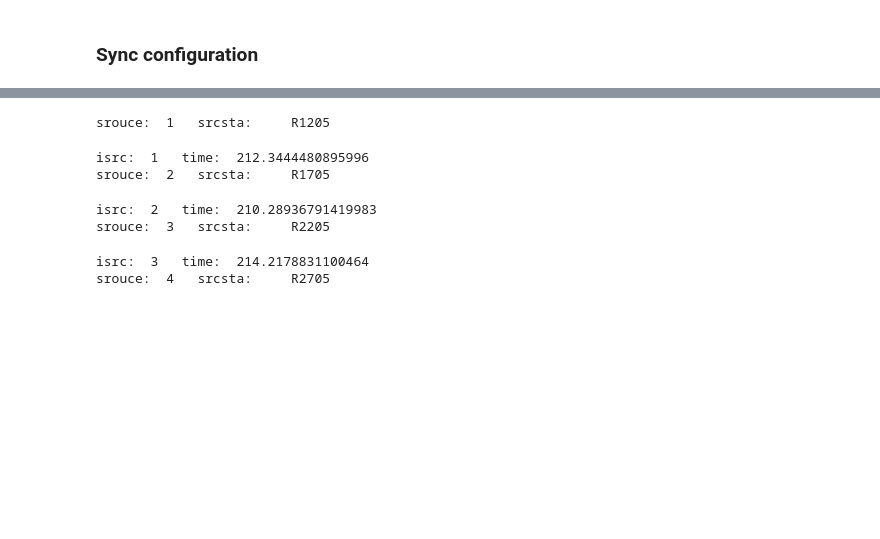
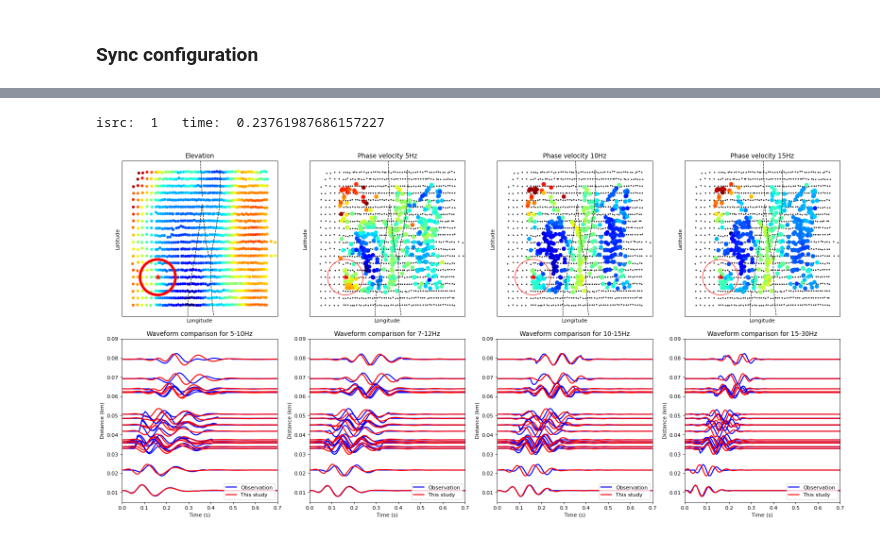
Before and after one commit to harmonsong/SGB_tomography_project, a Jupyter notebook: p_8-1_modelValidate-waveform.ipynb, the cells around one changed output, grey strips where cells are left out. Cells and saved outputs as stored; diff of their text form; code cells hidden in the pictures; blank space fills up the shorter version.

Commit message:
SGB v9.5.15: model validation

```diff
--- a/p_8-1_modelValidate-waveform.ipynb
+++ b/p_8-1_modelValidate-waveform.ipynb
@@ -50,6 +51,7 @@ info_basic_bi = np.load(filename_bi, allow_pickle='TRUE').item()      # setting
 # %%
 dir_image = dir_project + info_basic['rdir_image']+'model_validate/'
 dir_partition = dir_project + info_basic['rdir_partition']
+dir_disp = dir_project + info_basic['rdir_disp_model']
 if not os.path.exists(dir_image):
     os.makedirs(dir_image)
 #dir_CC = os.getcwd()+'/'+dir_CC_workspace[1:] + info_basic['rdir_CC']
@@ -70,3 +81,13 @@ faults = np.load('clark_faults_trans.npy', allow_pickle='TRUE').item()
+# %%
+f_list = [5,10,15]
+phase = {}
+for f in f_list:
+    phase[f] = []
+for key in key_subworks:
+    disp = np.loadtxt(dir_disp + 'disp_model_'+key+'.txt')
+    disp = disp[disp[:,2] == 0]
+    for f in f_list:
+        phase[f].append(disp[disp[:,0]==f][0][1])
 # %%
 def ricker(t,fc,t0):
  if (t<=0.0):
@@ -363,7 +384,8 @@ def extract_sync(isrc,dir_src,flag_maxd,flag_SNRmin,f_rick_c,t_rick_shift,bands,
 
   # Integrate to obtain Displacement
   Vz = pvar[:, 2, :]
-  Dz0 = integrate.cumtrapz(Vz, t, axis=1, initial=0)
+  #Dz0 = integrate.cumtrapz(Vz, t, axis=1, initial=0)
+  Dz0 = integrate.cumulative_trapezoid(Vz, t, axis=1, initial=0)
   stpindx = int(t_rick_shift/(t[1]-t[0]))
   tc = t[:len(t)-stpindx]
   Dz = Dz0[:,stpindx:]
@@ -467,0 +511,13 @@ def plot_model(waveobsc_T,wavesync_T, r_plot, t, dir_image, bands,isrc,flag_inte
+# %%
+wavesync_Ts = {}
+waveobsc_Ts = {}
+r_plots = {}
+#bands = np.array([[1/30,1/15],[1/18,1/12],[1/15,1/10],[1/12,1/7],[1/10,1/5]])
+bands = np.array([[1/10,1/5], [1/12,1/7] ,[1/15,1/10], [1/30,1/15]])
+for isrc in range(1,64):
+#for isrc in range(1,2):
+    dir_src = dir_project + 'ModelValidate/src'+str(isrc)+'/'
+    wavesync_T, waveobsc_T, r_plot,t = extract_sync(isrc,dir_src,flag_maxd,flag_SNRmin,f_rick_c,t_rick_shift,bands,CC_array,CC_table,freq,srclist,sele_stalist,syn_stalist)
+    wavesync_Ts[isrc] = wavesync_T
+    waveobsc_Ts[isrc] = waveobsc_T
+    r_plots[isrc] = r_plot
@@ -468,21 +542,14 @@ def plot_model(waveobsc_T,wavesync_T, r_plot, t, dir_image, bands,isrc,flag_inte
 # %%
-for isrc in range(1,64):
-#for isrc in range(1,2):
+#for isrc in range(1,64):
+for isrc in range(1,2):
     time0 = time.time()
-    dir_src = dir_project + 'ModelValidate/src'+str(isrc)+'/'
-    bands = np.array([[1/30,1/15],[1/18,1/12],[1/15,1/10],[1/12,1/7],[1/10,1/5]])
-    wavesync_T, waveobsc_T, r_plot,t = extract_sync(isrc,dir_src,flag_maxd,flag_SNRmin,f_rick_c,t_rick_shift,bands,CC_array,CC_table,freq,srclist,sele_stalist,syn_stalist)
-    flag_inter = 3
-    aver = np.array([0.4,0.4,0.45,0.5,0.55])
-    t_left_shits = np.array([0,0,0.03,0,0])
-    t_right_shits = np.array([0.23,0.23,0.23,0.2,0.3])
-    plot_model(waveobsc_T,wavesync_T, r_plot, t, dir_image, bands,isrc,flag_inter,aver,t_left_shits,t_right_shits,faults)
+    flag_inter = 1
+    aver = np.array([0.45,0.5,0.5,0.5])
+    t_left_shits = np.array([0.01,0,0,0])
+    t_right_shits = np.array([0.33,0.25,0.21,0.15])
+    plot_model(waveobsc_Ts[isrc],wavesync_Ts[isrc], r_plots[isrc], t, dir_image, bands,isrc,flag_inter,aver,t_left_shits,t_right_shits,faults)
+    #plot_model(waveobsc_T,wavesync_T, r_plot, t, dir_image, bands,isrc,flag_inter,aver,t_left_shits,t_right_shits,faults)
     print('isrc: ', isrc, '  time: ', time.time()-time0)
 # %% [output]
-srouce:  1   srcsta:     R1205
+isrc:  1   time:  0.23761987686157227
-isrc:  1   time:  212.3444480895996
-srouce:  2   srcsta:     R1705
-isrc:  2   time:  210.28936791419983
-srouce:  3   srcsta:     R2205
-isrc:  3   time:  214.2178831100464
-srouce:  4   srcsta:     R2705
+[figure, added]
```
Also changed, not shown: parts of 6 cells of this notebook, 6 other files.
